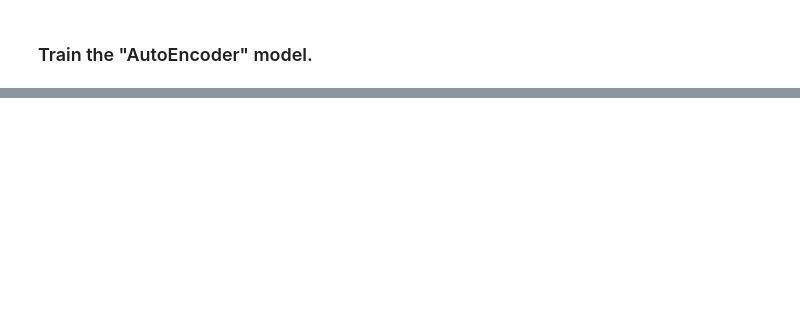
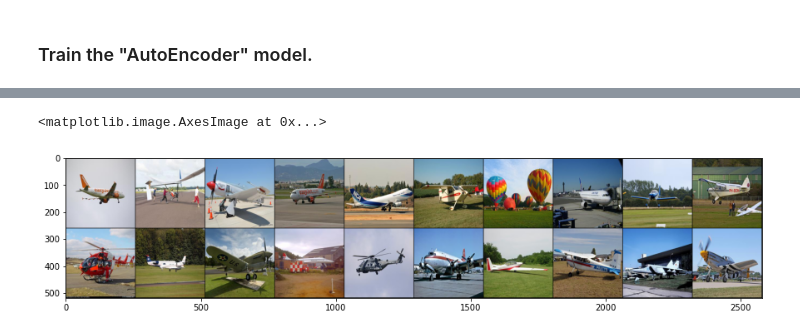
Before and after one commit to sachithdickwella/pytorch-tute, a Jupyter notebook: src/encoders/autoencoders_fashionmnist.ipynb, the cells around one changed output, grey strips where cells are left out. Drawn from its saved outputs; the diff is of its cells as text; code cells hidden in the pictures; blank space fills up the shorter version.

```diff
--- a/src/encoders/autoencoders_fashionmnist.ipynb
+++ b/src/encoders/autoencoders_fashionmnist.ipynb
@@ -354,0 +353,13 @@ Text(0.5, 1.0, 'Loss x Epochs')
+# %%
+places_train = dsets.ImageFolder(root=data_root_places, transform=transforms['places365'])
+places_loader = DataLoader(places_train, batch_size=20, num_workers=workers, pin_memory=is_cuda)
+# %%
+im = next(iter(places_loader))
+
+grid = make_grid(im[0], nrow=10, normalize=True)
+
+plt.figure(figsize=(15, 14))
+plt.imshow(np.transpose(grid, axes=(1, 2, 0)))
+# %% [output]
+<matplotlib.image.AxesImage at 0x...>
+[figure, added]
```
Also changed, not shown: parts of 15 cells of this notebook.
